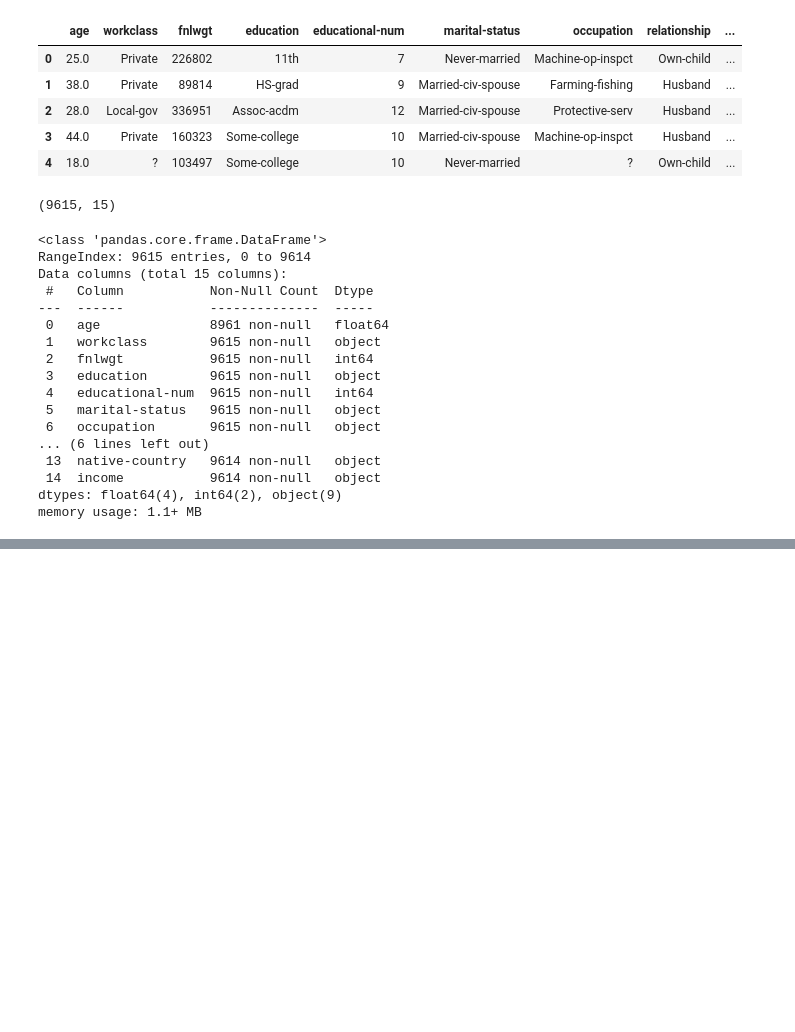
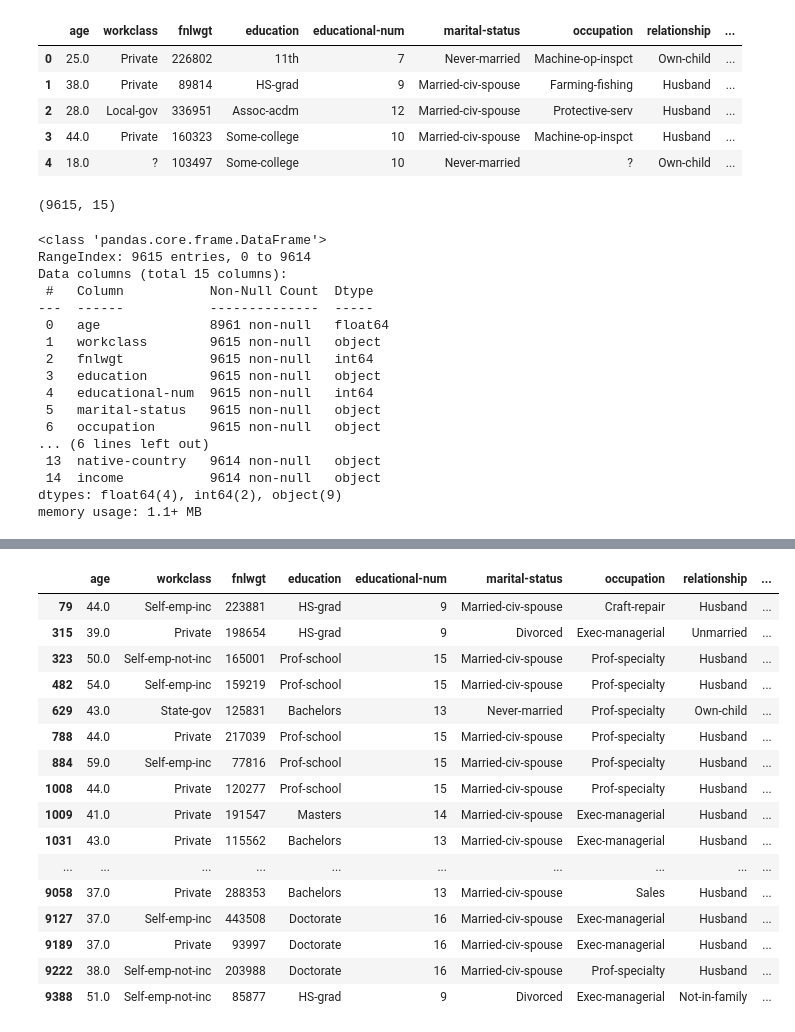
Before and after one commit to krisster/Raif_Project, a Jupyter notebook: Raif_project.ipynb, the cells around one changed output, grey strips where cells are left out. Drawn from its saved outputs; the diff is of its cells as text; code cells hidden in the pictures; blank space fills up the shorter version.

```diff
--- a/Raif_project.ipynb
+++ b/Raif_project.ipynb
@@ -885,0 +205,3 @@ auc-roc:  0.9301156558533146
+# %%
+median_age = df["age"].median()
+df["age"] = df["age"].fillna(median_age)
@@ -885,0 +231,2 @@ auc-roc:  0.9301156558533146
+# %%
+df = df.dropna()
@@ -885,0 +283,20 @@ auc-roc:  0.9301156558533146
+# %%
+df[df["capital-gain"] > 50000]
+# %% [output]
+|  | age | workclass | fnlwgt | education | educational-num | marital-status | occupation | relationship | ... |
+| 79 | 44.0 | Self-emp-inc | 223881 | HS-grad | 9 | Married-civ-spouse | Craft-repair | Husband | ... |
+| 315 | 39.0 | Private | 198654 | HS-grad | 9 | Divorced | Exec-managerial | Unmarried | ... |
+| 323 | 50.0 | Self-emp-not-inc | 165001 | Prof-school | 15 | Married-civ-spouse | Prof-specialty | Husband | ... |
+| 482 | 54.0 | Self-emp-inc | 159219 | Prof-school | 15 | Married-civ-spouse | Prof-specialty | Husband | ... |
+| 629 | 43.0 | State-gov | 125831 | Bachelors | 13 | Never-married | Prof-specialty | Own-child | ... |
+| 788 | 44.0 | Private | 217039 | Prof-school | 15 | Married-civ-spouse | Prof-specialty | Husband | ... |
+| 884 | 59.0 | Self-emp-inc | 77816 | Prof-school | 15 | Married-civ-spouse | Prof-specialty | Husband | ... |
+| 1008 | 44.0 | Private | 120277 | Prof-school | 15 | Married-civ-spouse | Prof-specialty | Husband | ... |
+| 1009 | 41.0 | Private | 191547 | Masters | 14 | Married-civ-spouse | Exec-managerial | Husband | ... |
+| 1031 | 43.0 | Private | 115562 | Bachelors | 13 | Married-civ-spouse | Exec-managerial | Husband | ... |
+| ... | ... | ... | ... | ... | ... | ... | ... | ... | ... |
+| 9058 | 37.0 | Private | 288353 | Bachelors | 13 | Married-civ-spouse | Sales | Husband | ... |
+| 9127 | 37.0 | Self-emp-inc | 443508 | Doctorate | 16 | Married-civ-spouse | Exec-managerial | Husband | ... |
+| 9189 | 37.0 | Private | 93997 | Doctorate | 16 | Married-civ-spouse | Exec-managerial | Husband | ... |
+| 9222 | 38.0 | Self-emp-not-inc | 203988 | Doctorate | 16 | Married-civ-spouse | Prof-specialty | Husband | ... |
+| 9388 | 51.0 | Self-emp-not-inc | 85877 | HS-grad | 9 | Divorced | Exec-managerial | Not-in-family | ... |
```
Also changed, not shown: parts of 171 cells of this notebook.
